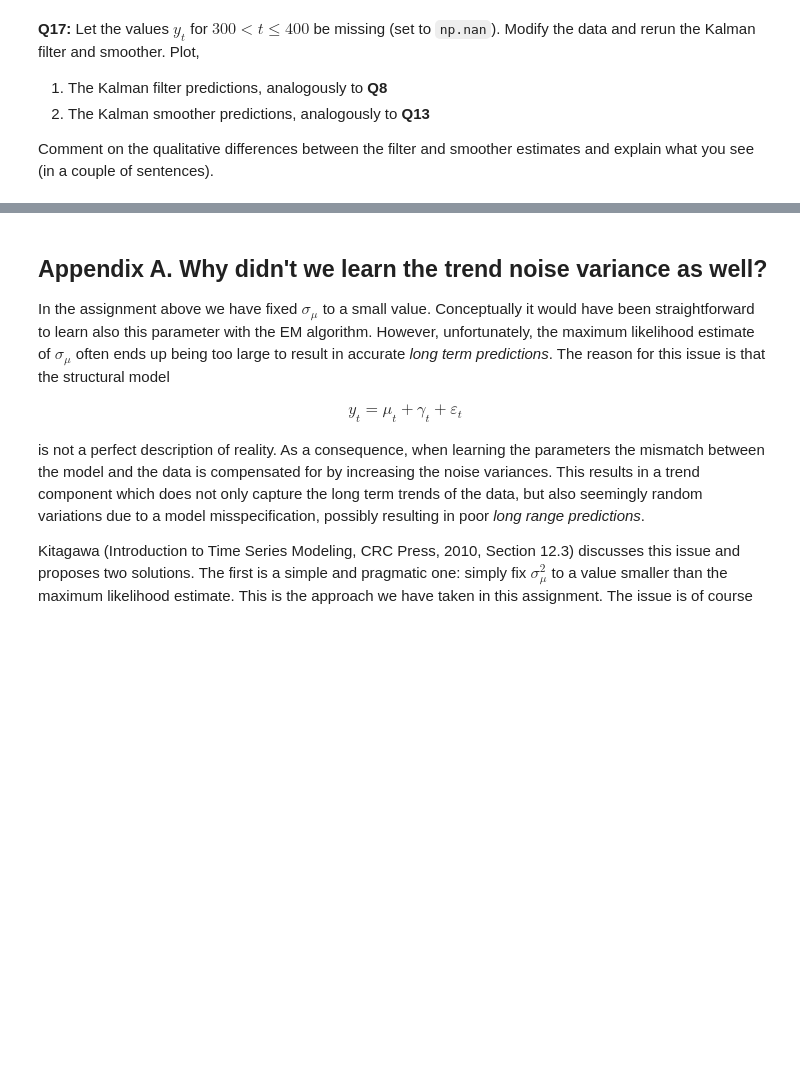
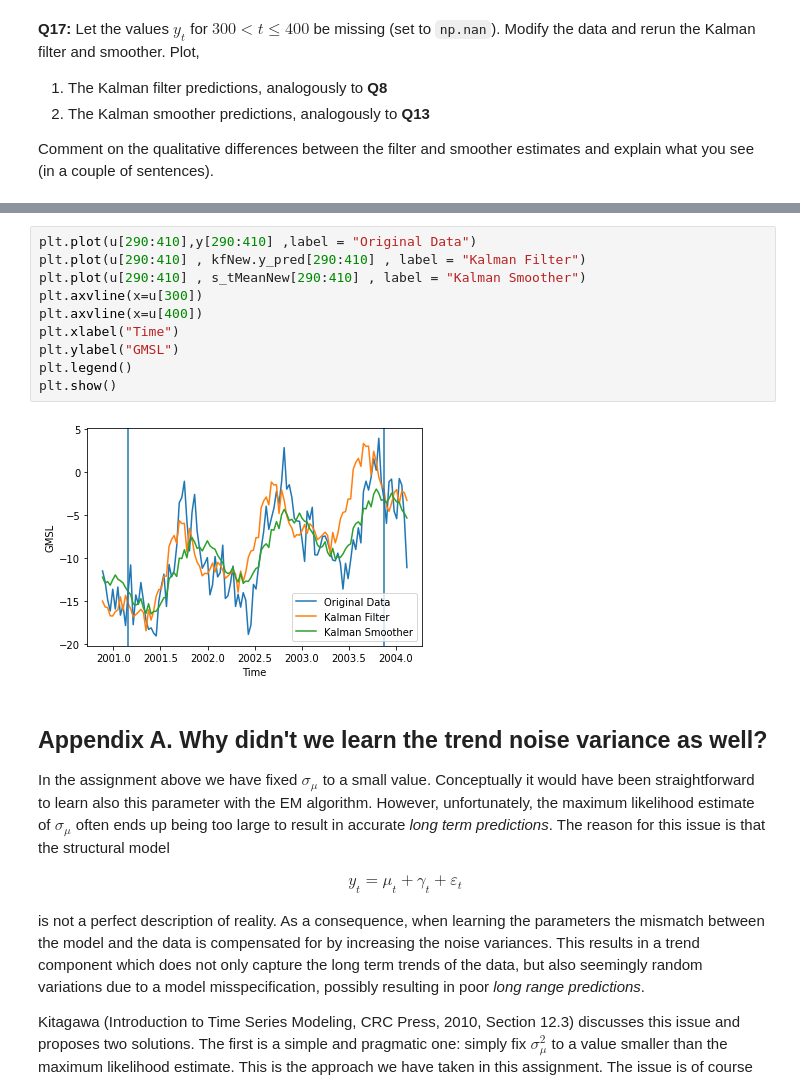
Before and after one commit to amannayak/Time-Series-and-Sequence-Analysis, a Jupyter notebook: Task2/tssl_lab2.ipynb, the cells around one changed output, grey strips where cells are left out. Saved outputs shown, nothing was run; the diff lists cells and outputs as text; blank space fills up the shorter version.

```diff
--- a/Task2/tssl_lab2.ipynb
+++ b/Task2/tssl_lab2.ipynb
@@ -557,3 +609,15 @@ yNew = y.copy
+# %%
+plt.plot(u[290:410],y[290:410] ,label = "Original Data")
+plt.plot(u[290:410] , kfNew.y_pred[290:410] , label = "Kalman Filter")
+plt.plot(u[290:410] , s_tMeanNew[290:410] , label = "Kalman Smoother")
+plt.axvline(x=u[300])
+plt.axvline(x=u[400])
+plt.xlabel("Time")
+plt.ylabel("GMSL")
+plt.legend()
+plt.show()
+# %% [output]
+[figure, added]
 # %% [markdown]
 ## Appendix A. Why didn't we learn the trend noise variance as well?
 In the assignment above we have fixed $\sigma_\mu$ to a small value. Conceptually it would have been straightforward to learn also this parameter with the EM algorithm. However, unfortunately, the maximum likelihood estimate of $\sigma_\mu$ often ends up being too large to result in accurate _long term predictions_. The reason for this issue is that the structural model
```
Also changed, not shown: parts of 13 cells of this notebook.
